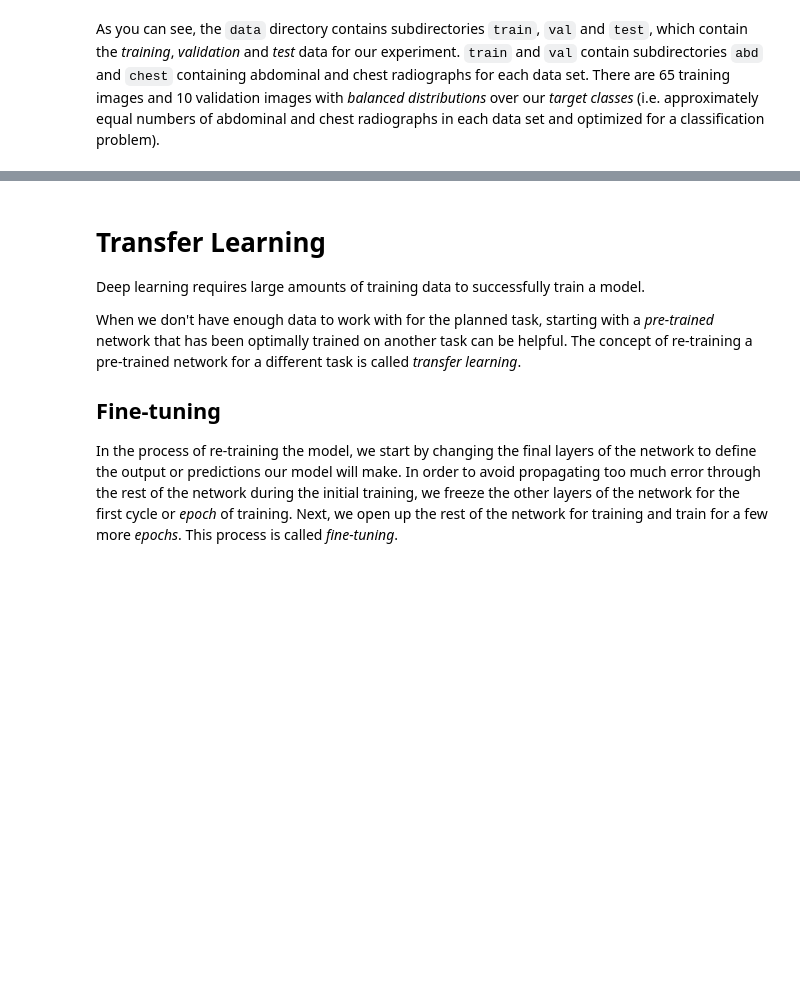
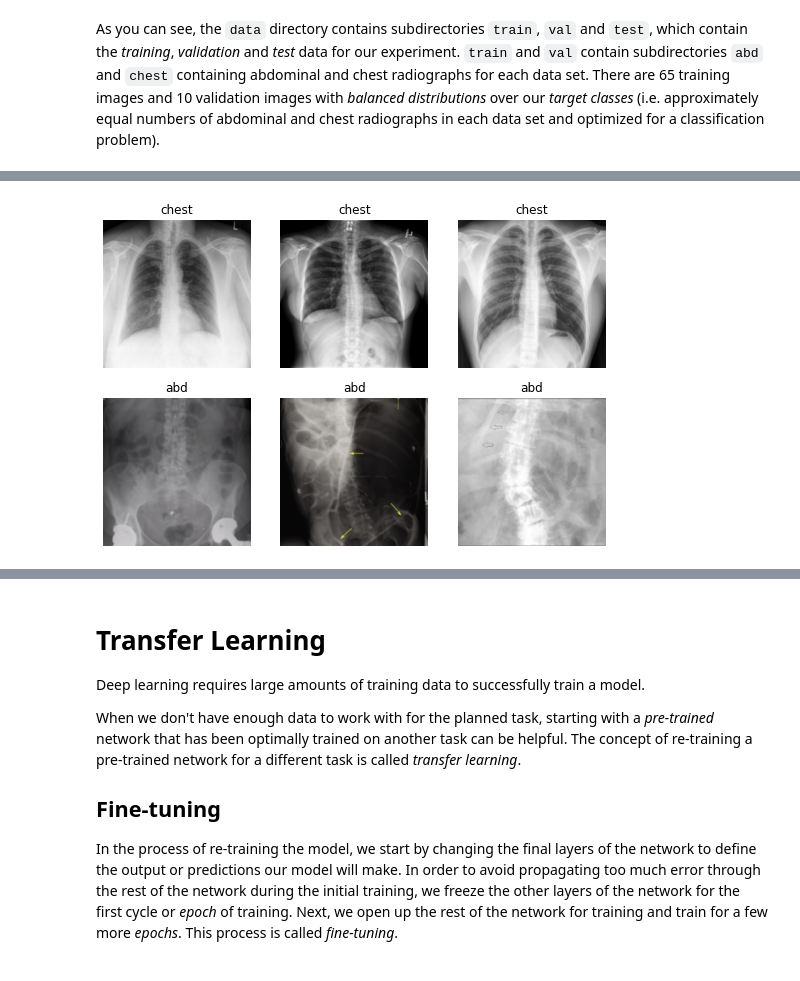
Before and after one commit to wfwiggins/RSNA-Image-AI-2020, a Jupyter notebook: RSNA20_Image_Classification.ipynb, the cells around one changed output, grey strips where cells are left out. Cells and saved outputs as stored; diff of their text form; code cells hidden in the pictures; blank space fills up the shorter version.

Commit message:
update text and add transform toggle

```diff
--- a/RSNA20_Image_Classification.ipynb
+++ b/RSNA20_Image_Classification.ipynb
@@ -85,3 +106,34 @@ dls.show_batch(max_n=6)
+# %%
+#@title Load the data into `ImageDataLoaders` with data augmentation
+
+#@markdown When you run this cell, a batch of data will be shown with or without augmentation transforms applied.
+
+#@markdown > 1. Run this cell once with the box next to `apply_transforms` unchecked to see a sample of the original images.
+#@markdown > 2. Next, run the cell a few more times after checking the box next to `apply_transforms` to see what happens to the images when the transforms are applied.
+
+apply_transforms = False #@param {type: 'boolean'}
+
+if apply_transforms:
+    flip = True
+    max_rotate = 10.0
+    max_warp = 0.2
+    p_affine = 0.75
+else:
+    flip = False
+    max_rotate, max_warp, p_affine = 0, 0, 0
+
+tfms = aug_transforms(
+    do_flip=flip,
+    max_rotate=max_rotate,
+    max_warp=max_warp,
+    p_affine=p_affine,
+    size=224,
+    min_scale=0.75
+)
+dls = ImageDataLoaders.from_folder(path, valid='val', seed=42, item_tfms=Resize(460), batch_tfms=tfms, bs=16)
+dls.show_batch(max_n=6)
+# %% [output]
+[figure, added]
 # %%
 #@title Find the optimal learning rate
 
```
Also changed, not shown: parts of 15 cells of this notebook.
